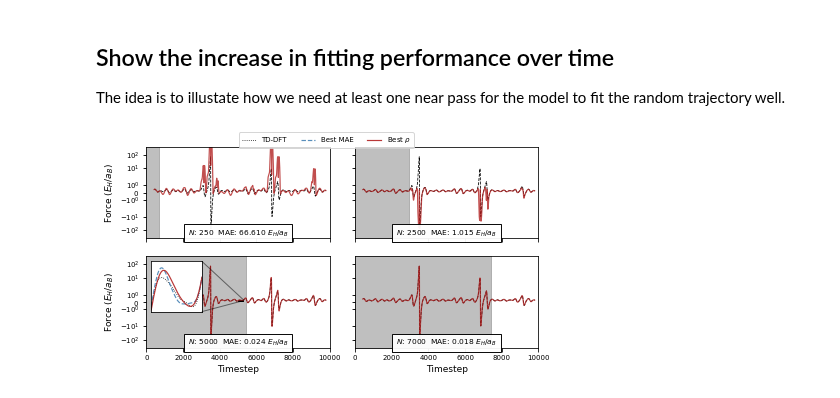
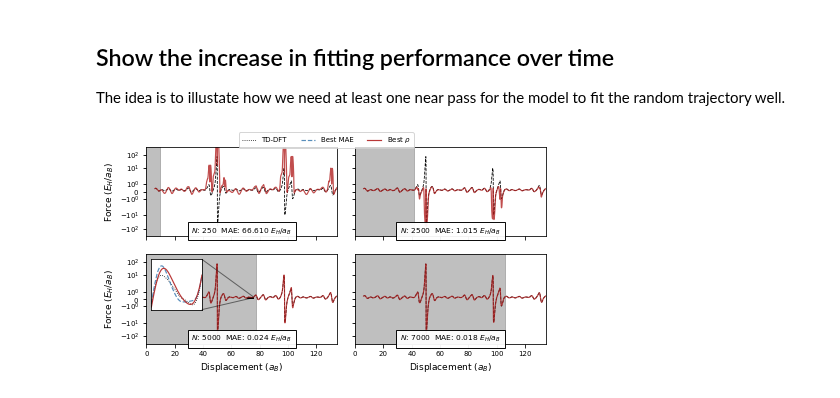
Before and after one commit to globus-labs/stopping-power-ml, a Jupyter notebook: single-velocity/7_make-plots.ipynb, the cells around one changed output. Saved outputs shown, nothing was run; the diff lists cells and outputs as text; code cells hidden in the pictures.

Commit message:
Use displacement not timestep

```diff
--- a/single-velocity/7_make-plots.ipynb
+++ b/single-velocity/7_make-plots.ipynb
@@ -96,22 +96,24 @@ APE: -0.20%
 # %% [markdown]
 ## Show the increase in fitting performance over time
 The idea is to illustate how we need at least one near pass for the model to fit the random trajectory well.
+# %%
+disp_per_step = data['displacement'].diff().mean()
 # %%
 fig, axs = plt.subplots(2, 2, sharex=True, sharey=True, figsize=(6.5, 3.5))
 
 best_results = test_results[best_scc]
 
-axs[0, 0].set_xlim(0, 10000)
+axs[0, 0].set_xlim(0, 135)
 axs[0, 0].set_ylim(-400, 400)
 
 for f,ax in zip([250, 2500, 5000, 7000],axs.flatten()):
     # Determine the index of the desired test
     f = test_results[best_scc]['over_time']['training_size'].index(f)
 
-    ax.plot(data['timestep'], data['force'], 'k--', lw=.8)
+    ax.plot(data['displacement'], data['force'], 'k--', lw=.8)
 
     traj = test_results[best_scc]['over_time']['traj'][f]
-    ax.plot(data['timestep'], traj, '-', color='firebrick', alpha=0.8, lw=1.2)
+    ax.plot(data['displacement'], traj, '-', color='firebrick', alpha=0.8, lw=1.2)
     traj_error = np.abs(traj - data['force']).mean()
 
     ax.text(0.5, 0,
@@ -121,7 +123,9 @@ for f,ax in zip([250, 2500, 5000, 7000],axs.flatten()):
             fontsize=7.5,
             bbox=dict(edgecolor='k', facecolor='w', alpha=0.95))
 
-    ax.fill_between([-1, best_results['over_time']['step'][f]], -1000, 1000, color='gray', alpha=0.5,
+
+    fill_end = disp_per_step * best_results['over_time']['step'][f]
+    ax.fill_between([-1, fill_end], -1000, 1000, color='gray', alpha=0.5,
                    edgecolor='none')
 
     ax.set_yscale('symlog')
@@ -134,17 +138,17 @@ best_mae = 'bayes'
 best_scc = 'lasso+bayes_poly'
 
 #   Determine the place where we are plotting
-tddft, = inset_ax.plot(data['timestep'], data['force'], 'k:', lw=0.8, label='TD-DFT')
+tddft, = inset_ax.plot(data['displacement'], data['force'], 'k:', lw=0.8, label='TD-DFT')
 inset_ax.set_ylim([0.19,0.29]) # Make sure the scales stay appropriate
-inset_ax.set_xlim(5000, 5300)
+inset_ax.set_xlim(5000 * disp_per_step, 5300 * disp_per_step)
 inset_ax.set_xticks([])
 inset_ax.set_yticks([])
 
 traj = test_results[best_mae]['over_time']['traj'][experiment_number]
-mae, = inset_ax.plot(data['timestep'], traj, '--', alpha=0.9, lw=1.2, label='Best MAE', color='steelblue')
+mae, = inset_ax.plot(data['displacement'], traj, '--', alpha=0.9, lw=1.2, label='Best MAE', color='steelblue')
 
 traj = test_results[best_scc]['over_time']['traj'][experiment_number]
-rho, = inset_ax.plot(data['timestep'], traj, 'b-', alpha=0.9, lw=1.2, label='Best $\\rho$',
+rho, = inset_ax.plot(data['displacement'], traj, 'b-', alpha=0.9, lw=1.2, label='Best $\\rho$',
              color='firebrick')
 
 #   Make a box that shows the region
@@ -152,33 +156,33 @@ xy = (
     inset_ax.get_xlim()[0],
     inset_ax.get_ylim()[0]
 )
 height = inset_ax.get_ylim()[1] - inset_ax.get_ylim()[0]
 width = inset_ax.get_xlim()[1] - inset_ax.get_xlim()[0]
 box = patches.Rectangle(xy=xy, width=width, height=height,
                  edgecolor='k', fill=False)
 axs[1, 0].add_patch(box)
 
 
 #    Link our display box to the region
 mark_inset(ax, inset_ax, 1, 4, alpha=0.5)
 
 
 
 fig.legend(*inset_ax.get_legend_handles_labels(),
           ncol=3, fontsize=7, loc='upper center')
 
 # Format the main axes
-axs[1,0].set_xlabel('Timestep', fontsize=9)
-axs[1,1].set_xlabel('Timestep', fontsize=9)
+axs[1,0].set_xlabel('Displacement ($a_B$)', fontsize=9)
+axs[1,1].set_xlabel('Displacement ($a_B$)', fontsize=9)
 axs[0,0].set_ylabel('Force ($E_H/a_B$)', fontsize=9)
 axs[1,0].set_ylabel('Force ($E_H/a_B$)', fontsize=9)
 
 for ax in axs.flatten():
     ax.tick_params(axis='both', which='major', labelsize=7)
 
 fig.tight_layout()
 
 fig.savefig(os.path.join('figures', 'random-trajectory-fit.png'), dpi=320)
 fig.savefig(os.path.join('figures', 'random-trajectory-fit.pdf'))
 # %% [output]
-[figure, old version]
+[figure, new version]
```
Also changed, not shown: 2 other files.
